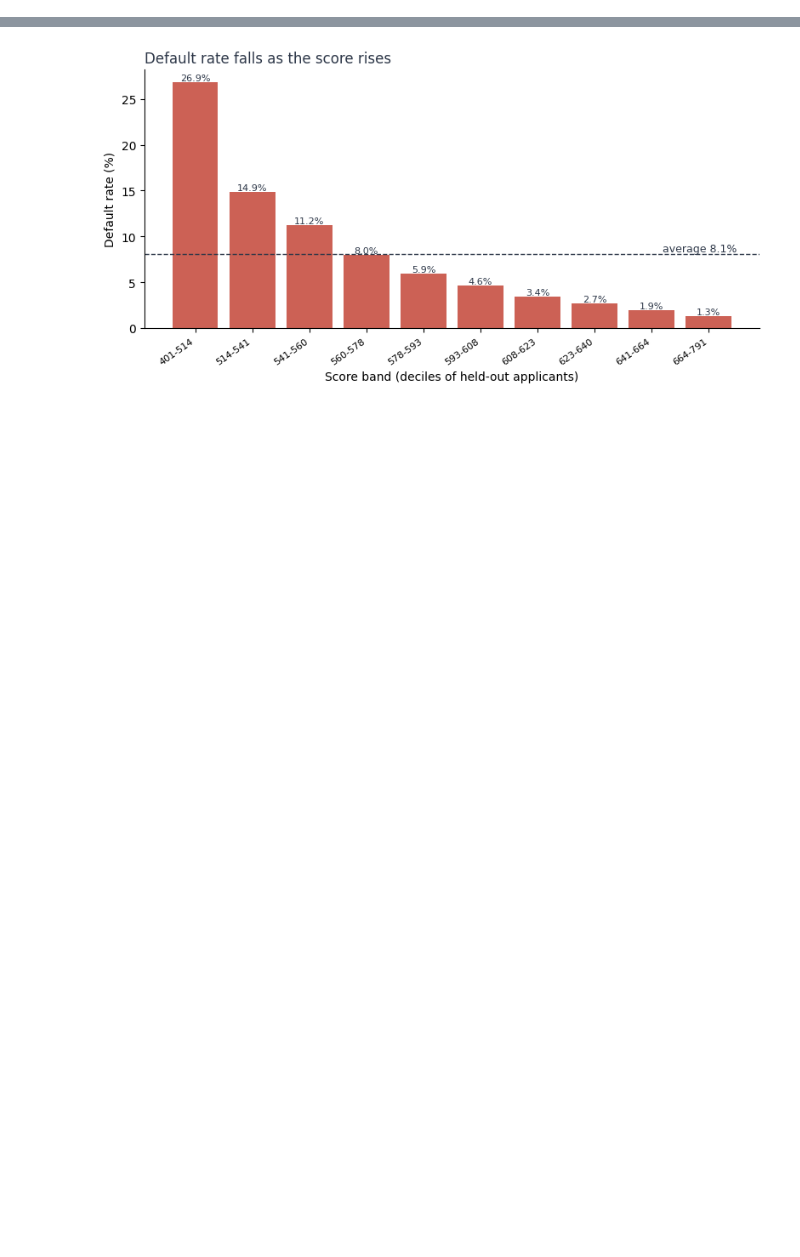
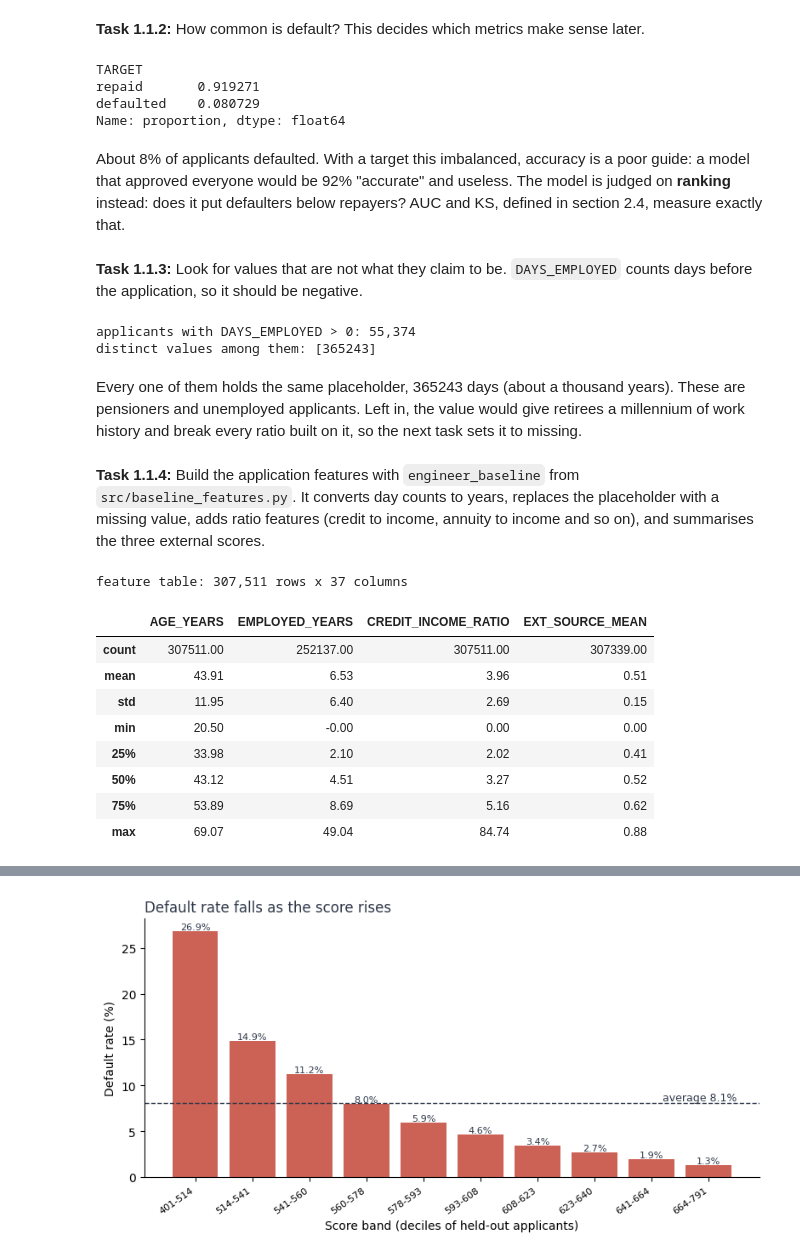
Before and after one commit to alvenyuka/Credit-Risk-Scorecard, a Jupyter notebook: Credit_Risk_Scorecard.ipynb, the cells around one changed output, grey strips where cells are left out. Saved outputs shown, nothing was run; the diff lists cells and outputs as text; code cells hidden in the pictures; blank space fills up the shorter version.

```diff
--- a/Credit_Risk_Scorecard.ipynb
+++ b/Credit_Risk_Scorecard.ipynb
@@ -319,0 +27,13 @@ _ = score_distribution(scores, yf_val)
+# %%
+import sys
+
+import numpy as np
+import pandas as pd
+from sklearn.linear_model import LogisticRegression
+from sklearn.metrics import roc_auc_score
+from sklearn.model_selection import train_test_split
+
+# The project's own functions live in src/ (tested in tests/); make them importable.
+sys.path.insert(0, "src")
+
+pd.set_option("display.width", 120)
@@ -319,0 +51,8 @@ _ = score_distribution(scores, yf_val)
+# %%
+from io_raw import load_application
+
+# Read application_train.csv from data/ (about 166 MB)
+app = load_application("train")
+
+print(f"rows: {len(app):,}   columns: {app.shape[1]}")
+app[["SK_ID_CURR", "TARGET", "AMT_INCOME_TOTAL", "AMT_CREDIT", "DAYS_BIRTH", "DAYS_EMPLOYED"]].head()
@@ -319,0 +71,56 @@ _ = score_distribution(scores, yf_val)
+# %% [markdown]
+**Task 1.1.2:** How common is default? This decides which metrics make sense
+later.
+# %%
+# Share of applicants in each outcome class
+app["TARGET"].value_counts(normalize=True).rename({0: "repaid", 1: "defaulted"})
+# %% [output]
+TARGET
+repaid       0.919271
+defaulted    0.080729
+Name: proportion, dtype: float64
+# %% [markdown]
+About 8% of applicants defaulted. With a target this imbalanced, accuracy is a
+poor guide: a model that approved everyone would be 92% "accurate" and useless.
+The model is judged on **ranking** instead: does it put defaulters below
+repayers? AUC and KS, defined in section 2.4, measure exactly that.
+# %% [markdown]
+**Task 1.1.3:** Look for values that are not what they claim to be.
+`DAYS_EMPLOYED` counts days before the application, so it should be negative.
+# %%
+# How many applicants have a positive (impossible) employment length, and what is it?
+positive = app["DAYS_EMPLOYED"] > 0
+print(f"applicants with DAYS_EMPLOYED > 0: {positive.sum():,}")
+print(f"distinct values among them: {app.loc[positive, 'DAYS_EMPLOYED'].unique()}")
+# %% [output]
+applicants with DAYS_EMPLOYED > 0: 55,374
+distinct values among them: [365243]
+# %% [markdown]
+Every one of them holds the same placeholder, 365243 days (about a thousand
+years). These are pensioners and unemployed applicants. Left in, the value would
+give retirees a millennium of work history and break every ratio built on it, so
+the next task sets it to missing.
+# %% [markdown]
+**Task 1.1.4:** Build the application features with `engineer_baseline` from
+`src/baseline_features.py`. It converts day counts to years, replaces the
+placeholder with a missing value, adds ratio features (credit to income,
+annuity to income and so on), and summarises the three external scores.
+# %%
+from baseline_features import engineer_baseline
+
+# One row per applicant: the raw columns kept plus the engineered ones
+feats = engineer_baseline(app)
+
+print(f"feature table: {feats.shape[0]:,} rows x {feats.shape[1]} columns")
+feats[["AGE_YEARS", "EMPLOYED_YEARS", "CREDIT_INCOME_RATIO", "EXT_SOURCE_MEAN"]].describe().round(2)
+# %% [output]
+feature table: 307,511 rows x 37 columns
+|  | AGE_YEARS | EMPLOYED_YEARS | CREDIT_INCOME_RATIO | EXT_SOURCE_MEAN |
+| count | 307511.00 | 252137.00 | 307511.00 | 307339.00 |
+| mean | 43.91 | 6.53 | 3.96 | 0.51 |
+| std | 11.95 | 6.40 | 2.69 | 0.15 |
+| min | 20.50 | -0.00 | 0.00 | 0.00 |
+| 25% | 33.98 | 2.10 | 2.02 | 0.41 |
+| 50% | 43.12 | 4.51 | 3.27 | 0.52 |
+| 75% | 53.89 | 8.69 | 5.16 | 0.62 |
+| max | 69.07 | 49.04 | 84.74 | 0.88 |
```
Also changed, not shown: parts of 122 cells of this notebook, 3 other files.
